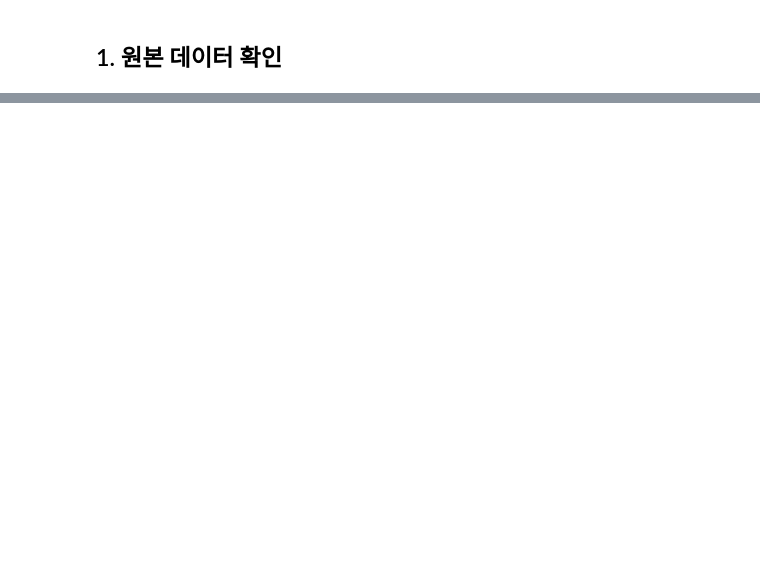
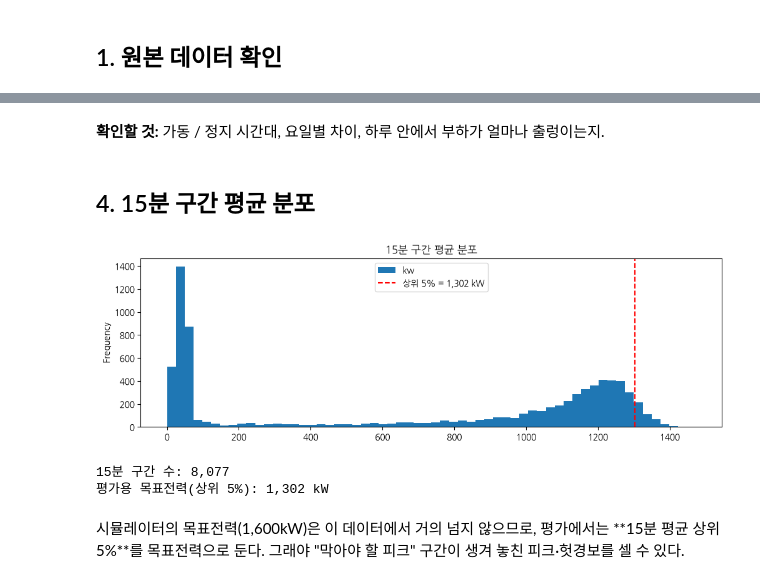
Before and after one commit to sinheechan/power-edge, a Jupyter notebook: ml/eda.ipynb, the cells around one changed output, grey strips where cells are left out. Cells and saved outputs as stored; diff of their text form; code cells hidden in the pictures; blank space fills up the shorter version.

```diff
--- a/ml/eda.ipynb
+++ b/ml/eda.ipynb
@@ -228,0 +157,22 @@ if os.path.exists("outputs/ensembles.csv"):
+# %% [markdown]
+**확인할 것:** 가동 / 정지 시간대, 요일별 차이, 하루 안에서 부하가 얼마나 출렁이는지.
+# %% [markdown]
+## 4. 15분 구간 평균 분포
+# %%
+win = steps.resample("15min").mean().dropna()
+target_kw = win.quantile(0.95)
+
+win.plot(kind="hist", bins=60, title="15분 구간 평균 분포")
+plt.axvline(target_kw, color="red", linestyle="--", label=f"상위 5% = {target_kw:,.0f} kW")
+plt.legend()
+plt.show()
+
+print(f"15분 구간 수: {len(win):,}")
+print(f"평가용 목표전력(상위 5%): {target_kw:,.0f} kW")
+# %% [output]
+[figure, added]
+15분 구간 수: 8,077
+평가용 목표전력(상위 5%): 1,302 kW
+# %% [markdown]
+시뮬레이터의 목표전력(1,600kW)은 이 데이터에서 거의 넘지 않으므로, 평가에서는 **15분 평균 상위 5%**를 목표전력으로 둔다.
+그래야 "막아야 할 피크" 구간이 생겨 놓친 피크·헛경보를 셀 수 있다.
```
Also changed, not shown: parts of 53 cells of this notebook, 8 other files.
